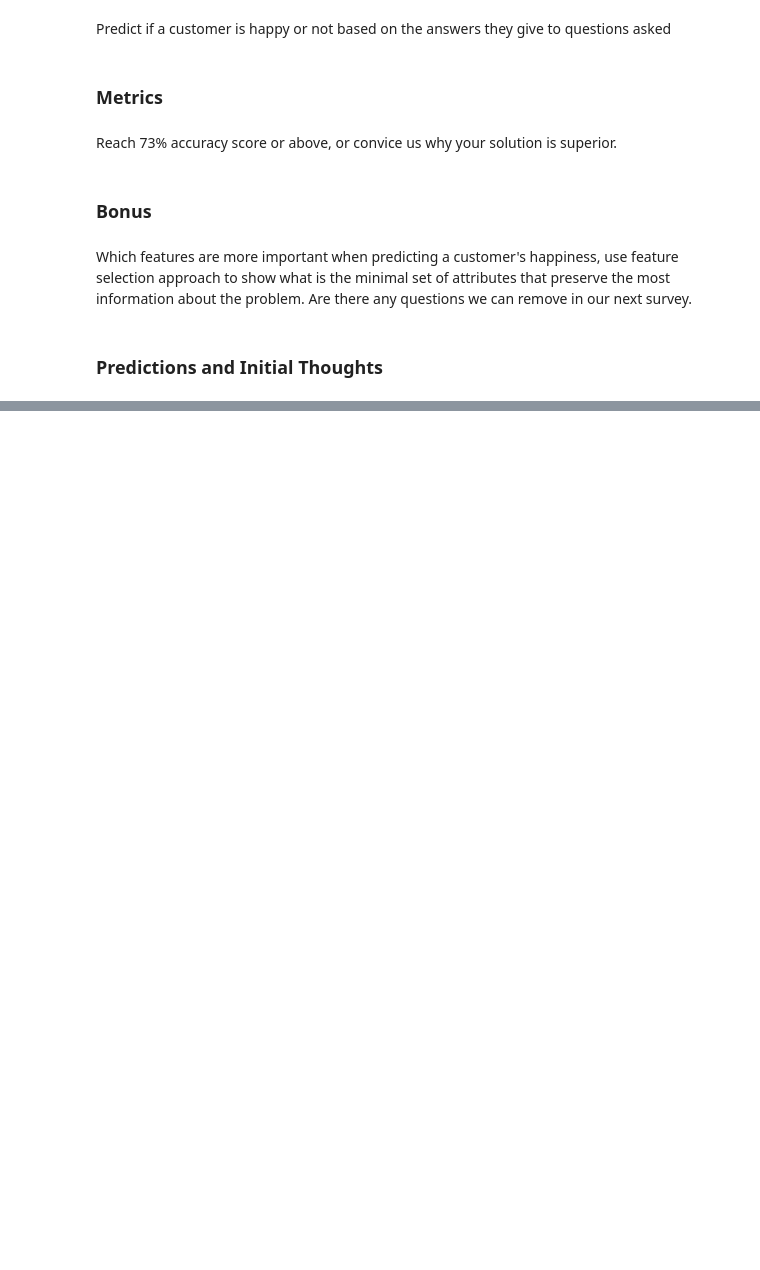
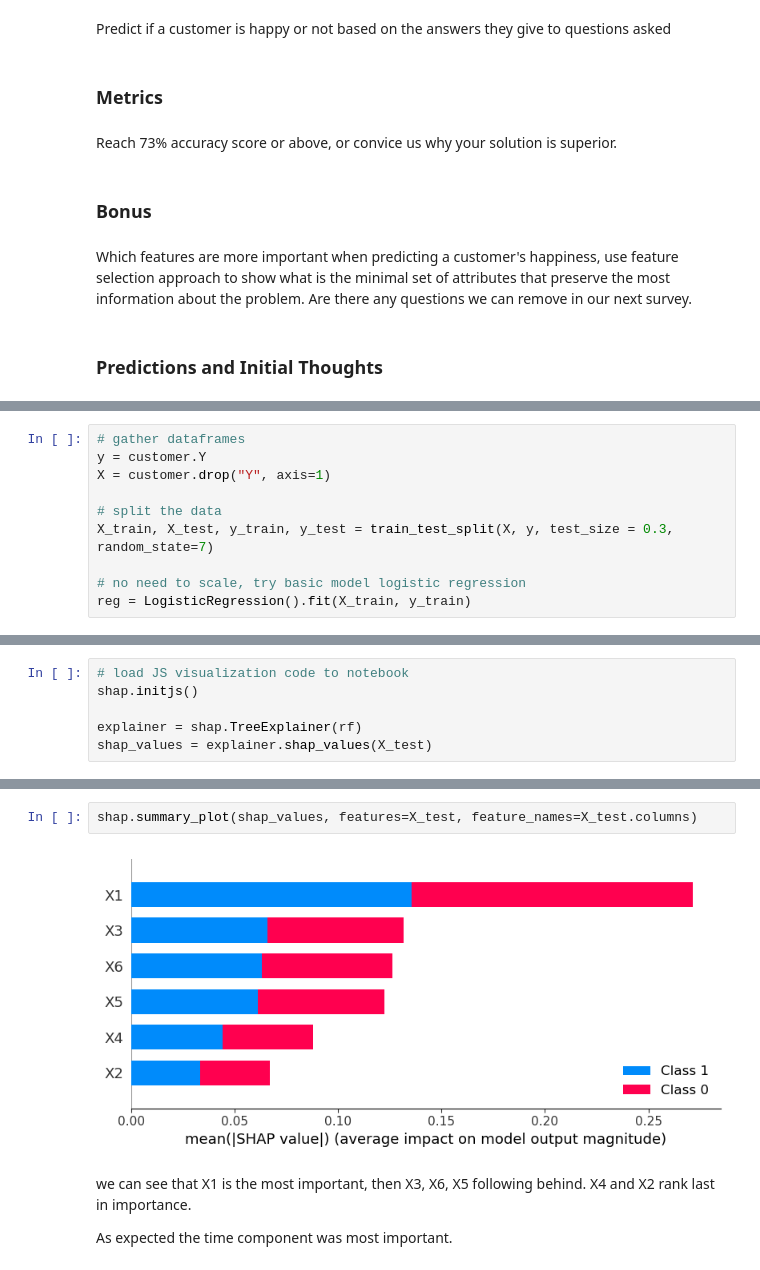
Before and after one commit to iuxo/Y6eK7tGtjEyy64mJ, a Jupyter notebook: src/notebook.ipynb, the cells around one changed output, grey strips where cells are left out. Saved outputs shown, nothing was run; the diff lists cells and outputs as text; blank space fills up the shorter version.

```diff
--- a/src/notebook.ipynb
+++ b/src/notebook.ipynb
@@ -28,0 +102,10 @@ customer = pd.read_csv("../data/Acme")
+# %%
+# gather dataframes
+y = customer.Y
+X = customer.drop("Y", axis=1)
+
+# split the data
+X_train, X_test, y_train, y_test = train_test_split(X, y, test_size = 0.3, random_state=7)
+
+# no need to scale, try basic model logistic regression
+reg = LogisticRegression().fit(X_train, y_train)
@@ -28,0 +138,6 @@ customer = pd.read_csv("../data/Acme")
+# %%
+# load JS visualization code to notebook
+shap.initjs()
+
+explainer = shap.TreeExplainer(rf)
+shap_values = explainer.shap_values(X_test)
@@ -28,0 +146,8 @@ customer = pd.read_csv("../data/Acme")
+# %%
+shap.summary_plot(shap_values, features=X_test, feature_names=X_test.columns)
+# %% [output]
+[figure, added]
+# %% [markdown]
+we can see that X1 is the most important, then X3, X6, X5 following behind. X4 and X2 rank last in importance.
+
+As expected the time component was most important.
```
Also changed, not shown: parts of 27 cells of this notebook.
